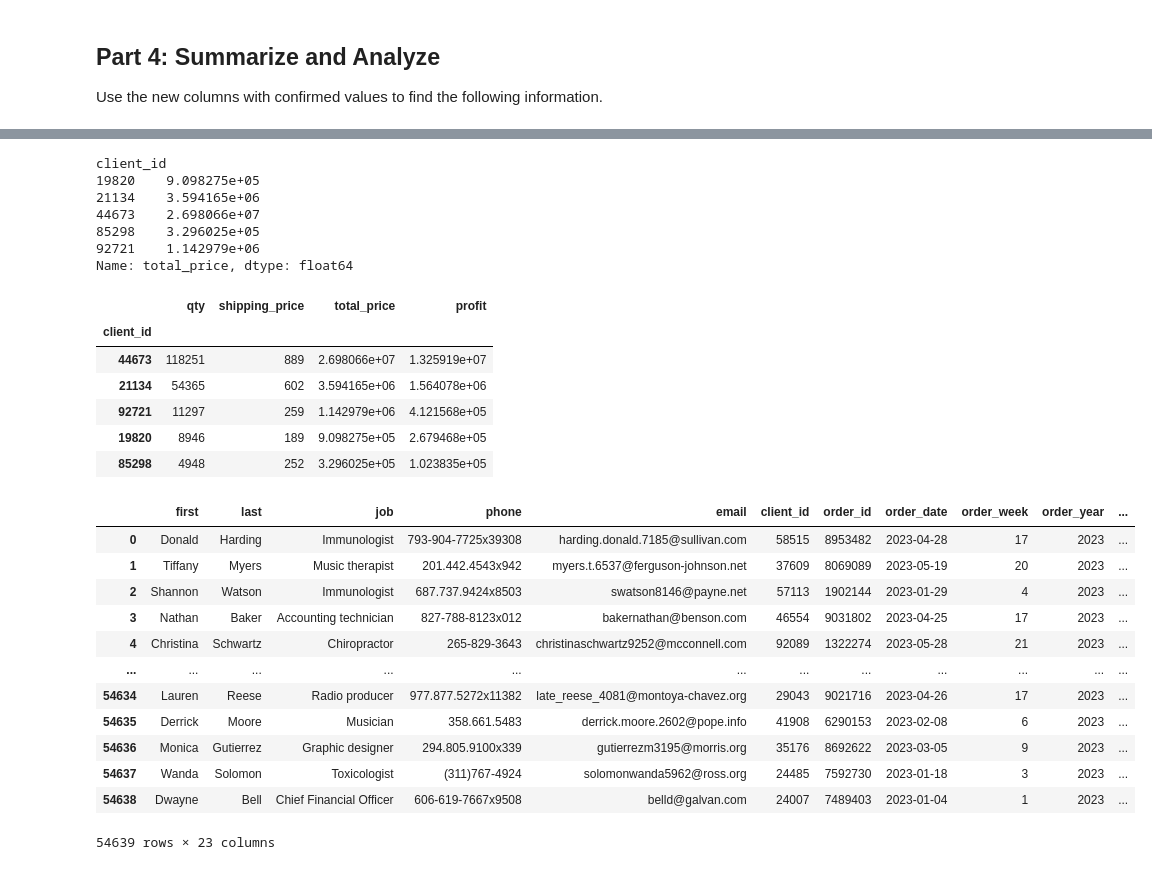
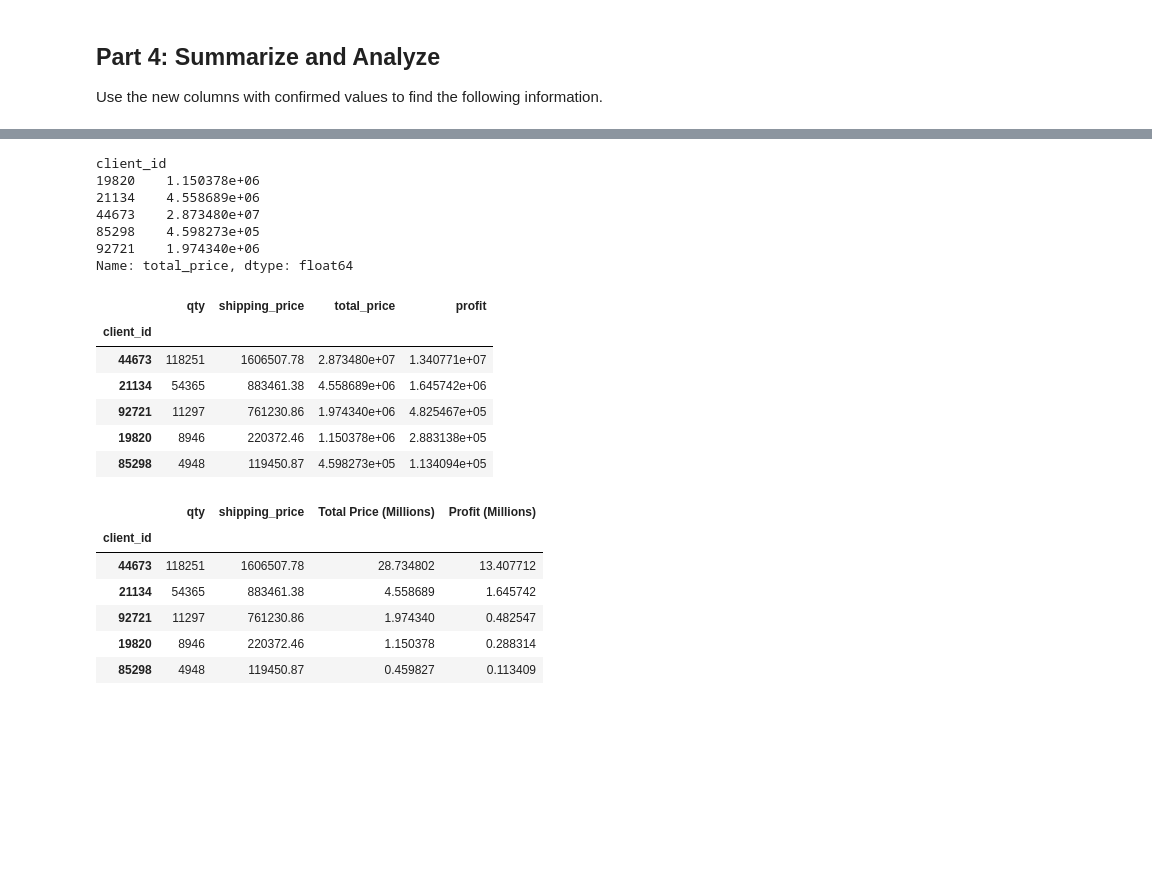
Before and after one commit to albeli/pandas-challenge-1, a Jupyter notebook: module_4_challenge.ipynb, the cells around one changed output, grey strips where cells are left out. Drawn from its saved outputs; the diff is of its cells as text; code cells hidden in the pictures; blank space fills up the shorter version.

Commit message:
last second changes

```diff
--- a/module_4_challenge.ipynb
+++ b/module_4_challenge.ipynb
@@ -196,9 +197,10 @@ print(df[[ 'unit_price', 'qty' , 'subtotal']])
 # pound for items 50 pounds or under.
 
 
-# Calculate the shipping price based on weight
-df['shipping_price'] = df['unit_weight'].apply(lambda x: 7 if x < 50 else 10)
+df['total_weight'] = df['unit_weight'] * df['qty']
 
-# Print order id, weight, and shipping price
-print(df[['order_id', 'unit_weight', 'shipping_price']])
+df['shipping_price'] = df['total_weight'].apply(lambda x: x * 7 if x > 50 else x * 10)
+
+
+print(df[['total_weight', 'shipping_price']])
 # %% [output]
@@ -384,11 +321,11 @@ top_clients_spending = df[df['client_id'].isin(top_clients_ids)].groupby('client
 top_clients_spending
 # %% [output]
 client_id
-19820    9.098275e+05
-21134    3.594165e+06
-44673    2.698066e+07
-85298    3.296025e+05
-92721    1.142979e+06
+19820    1.150378e+06
+21134    4.558689e+06
+44673    2.873480e+07
+85298    4.598273e+05
+92721    1.974340e+06
 Name: total_price, dtype: float64
 # %%
 # Create a summary DataFrame showing the totals for the
@@ -412,44 +349,38 @@ top_clients_summary
 # %% [output]
 |  | qty | shipping_price | total_price | profit |
 | client_id |  |  |  |  |
-| 44673 | 118251 | 889 | 2.698066e+07 | 1.325919e+07 |
-| 21134 | 54365 | 602 | 3.594165e+06 | 1.564078e+06 |
-| 92721 | 11297 | 259 | 1.142979e+06 | 4.121568e+05 |
-| 19820 | 8946 | 189 | 9.098275e+05 | 2.679468e+05 |
-| 85298 | 4948 | 252 | 3.296025e+05 | 1.023835e+05 |
+| 44673 | 118251 | 1606507.78 | 2.873480e+07 | 1.340771e+07 |
+| 21134 | 54365 | 883461.38 | 4.558689e+06 | 1.645742e+06 |
+| 92721 | 11297 | 761230.86 | 1.974340e+06 | 4.825467e+05 |
+| 19820 | 8946 | 220372.46 | 1.150378e+06 | 2.883138e+05 |
+| 85298 | 4948 | 119450.87 | 4.598273e+05 | 1.134094e+05 |
 # %%
 # Format the data and rename the columns
 # to names suitable for presentation.
 # Currency should be in millions of dollars.
 
 # Format the data
-df_formatted = df.copy()
+df_formatted = top_clients_summary
 
 # Convert currency to millions of dollars
 df_formatted['total_price'] = df_formatted['total_price'] / 1000000
-df_formatted['cost'] = df_formatted['cost'] / 1000000
 df_formatted['profit'] = df_formatted['profit'] / 1000000
 
 # Rename the columns
 df_formatted = df_formatted.rename(columns={'total_price': 'Total Price (Millions)',
-                                            'cost': 'Cost (Millions)',
                                             'profit': 'Profit (Millions)'})
 
+
+
 df_formatted
 # %% [output]
-|  | first | last | job | phone | email | client_id | order_id | order_date | order_week | order_year | ... |
-| 0 | Donald | Harding | Immunologist | 793-904-7725x39308 | harding.donald.7185@sullivan.com | 58515 | 8953482 | 2023-04-28 | 17 | 2023 | ... |
-| 1 | Tiffany | Myers | Music therapist | 201.442.4543x942 | myers.t.6537@ferguson-johnson.net | 37609 | 8069089 | 2023-05-19 | 20 | 2023 | ... |
-| 2 | Shannon | Watson | Immunologist | 687.737.9424x8503 | swatson8146@payne.net | 57113 | 1902144 | 2023-01-29 | 4 | 2023 | ... |
-| 3 | Nathan | Baker | Accounting technician | 827-788-8123x012 | bakernathan@benson.com | 46554 | 9031802 | 2023-04-25 | 17 | 2023 | ... |
-| 4 | Christina | Schwartz | Chiropractor | 265-829-3643 | christinaschwartz9252@mcconnell.com | 92089 | 1322274 | 2023-05-28 | 21 | 2023 | ... |
-| ... | ... | ... | ... | ... | ... | ... | ... | ... | ... | ... | ... |
-| 54634 | Lauren | Reese | Radio producer | 977.877.5272x11382 | late_reese_4081@montoya-chavez.org | 29043 | 9021716 | 2023-04-26 | 17 | 2023 | ... |
-| 54635 | Derrick | Moore | Musician | 358.661.5483 | derrick.moore.2602@pope.info | 41908 | 6290153 | 2023-02-08 | 6 | 2023 | ... |
-| 54636 | Monica | Gutierrez | Graphic designer | 294.805.9100x339 | gutierrezm3195@morris.org | 35176 | 8692622 | 2023-03-05 | 9 | 2023 | ... |
-| 54637 | Wanda | Solomon | Toxicologist | (311)767-4924 | solomonwanda5962@ross.org | 24485 | 7592730 | 2023-01-18 | 3 | 2023 | ... |
-| 54638 | Dwayne | Bell | Chief Financial Officer | 606-619-7667x9508 | belld@galvan.com | 24007 | 7489403 | 2023-01-04 | 1 | 2023 | ... |
+|  | qty | shipping_price | Total Price (Millions) | Profit (Millions) |
+| client_id |  |  |  |  |
+| 44673 | 118251 | 1606507.78 | 28.734802 | 13.407712 |
+| 21134 | 54365 | 883461.38 | 4.558689 | 1.645742 |
+| 92721 | 11297 | 761230.86 | 1.974340 | 0.482547 |
+| 19820 | 8946 | 220372.46 | 1.150378 | 0.288314 |
+| 85298 | 4948 | 119450.87 | 0.459827 | 0.113409 |
-54639 rows × 23 columns
 # %%
 # Sort the updated data by "Total Profit" form highest to lowest
 df_formatted.sort_values('Profit (Millions)', ascending=False, inplace=True)
```
Also changed, not shown: parts of 11 cells of this notebook.
